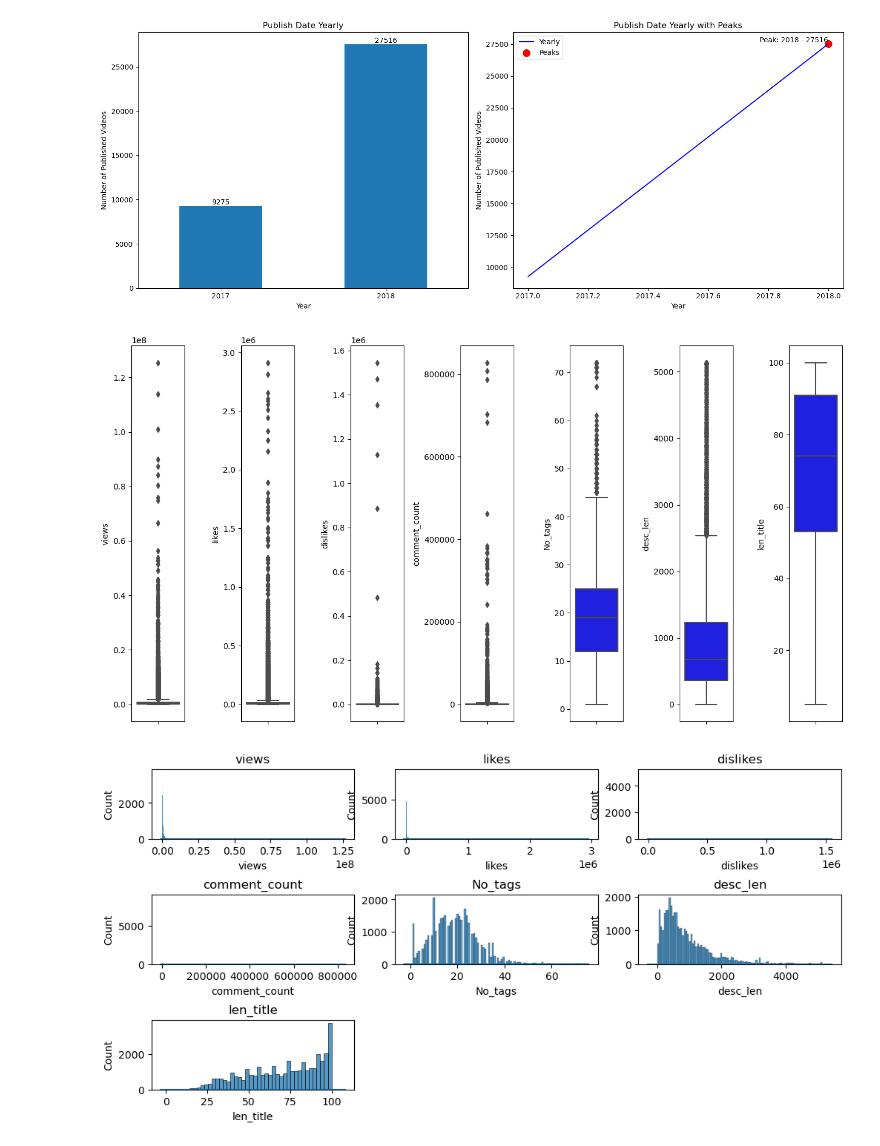
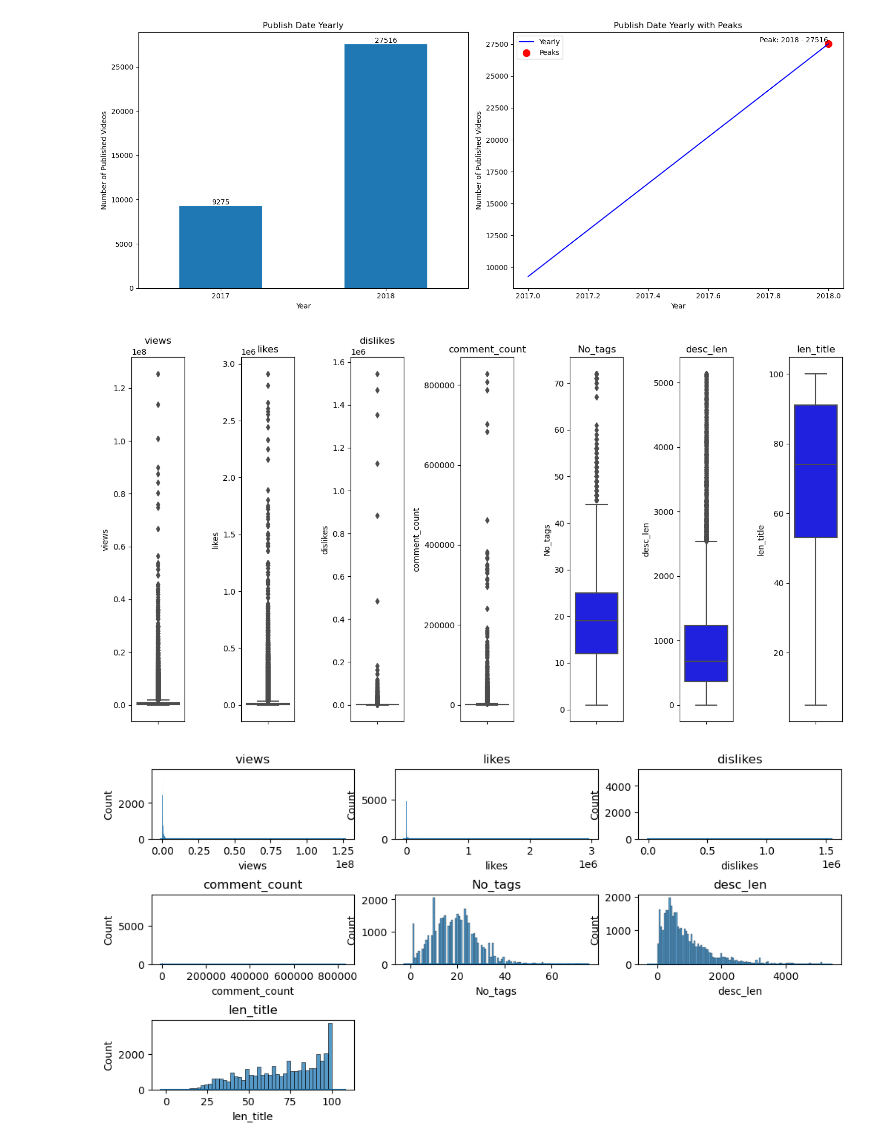
Before and after one commit to LimatanL/HW-k7, a Jupyter notebook: EDA_hw_k7.ipynb, the cells around one changed output. Drawn from its saved outputs; the diff is of its cells as text; code cells hidden in the pictures.

```diff
--- a/EDA_hw_k7.ipynb
+++ b/EDA_hw_k7.ipynb
@@ -527,11 +527,12 @@ plt.show()
 # %%
 plt.figure(figsize=(15, 7))
 for i in range(0, len(nums)):
     plt.subplot(1, 8, i+1)
+    plt.title(nums[i])
     sns.boxplot(y=df[nums[i]],color='blue',orient='v')
     plt.tight_layout()
 # %% [output]
-[figure, old version]
+[figure, new version]
 # %%
 plt.figure(figsize=(12,10))
 for i in range(len(nums)):
```
